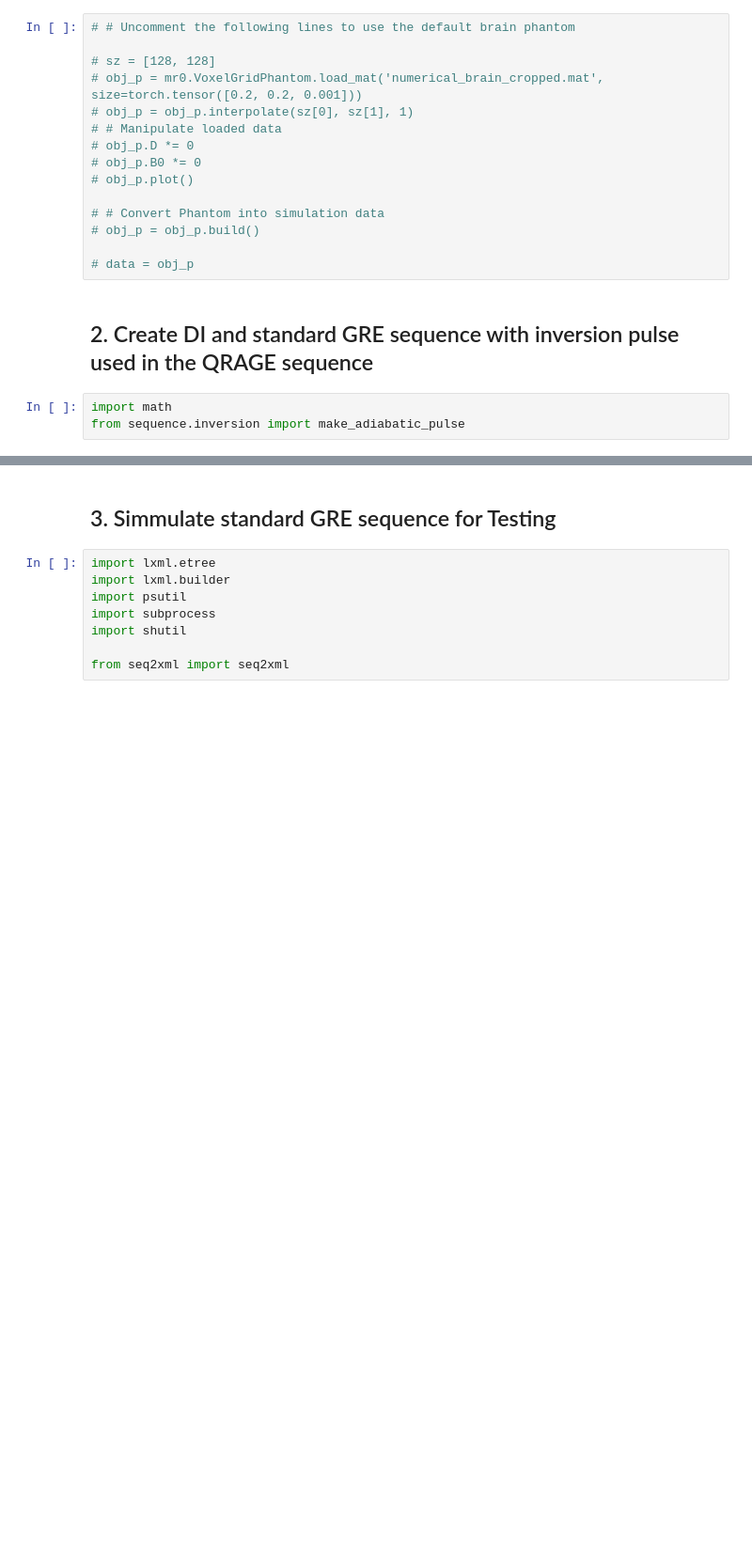
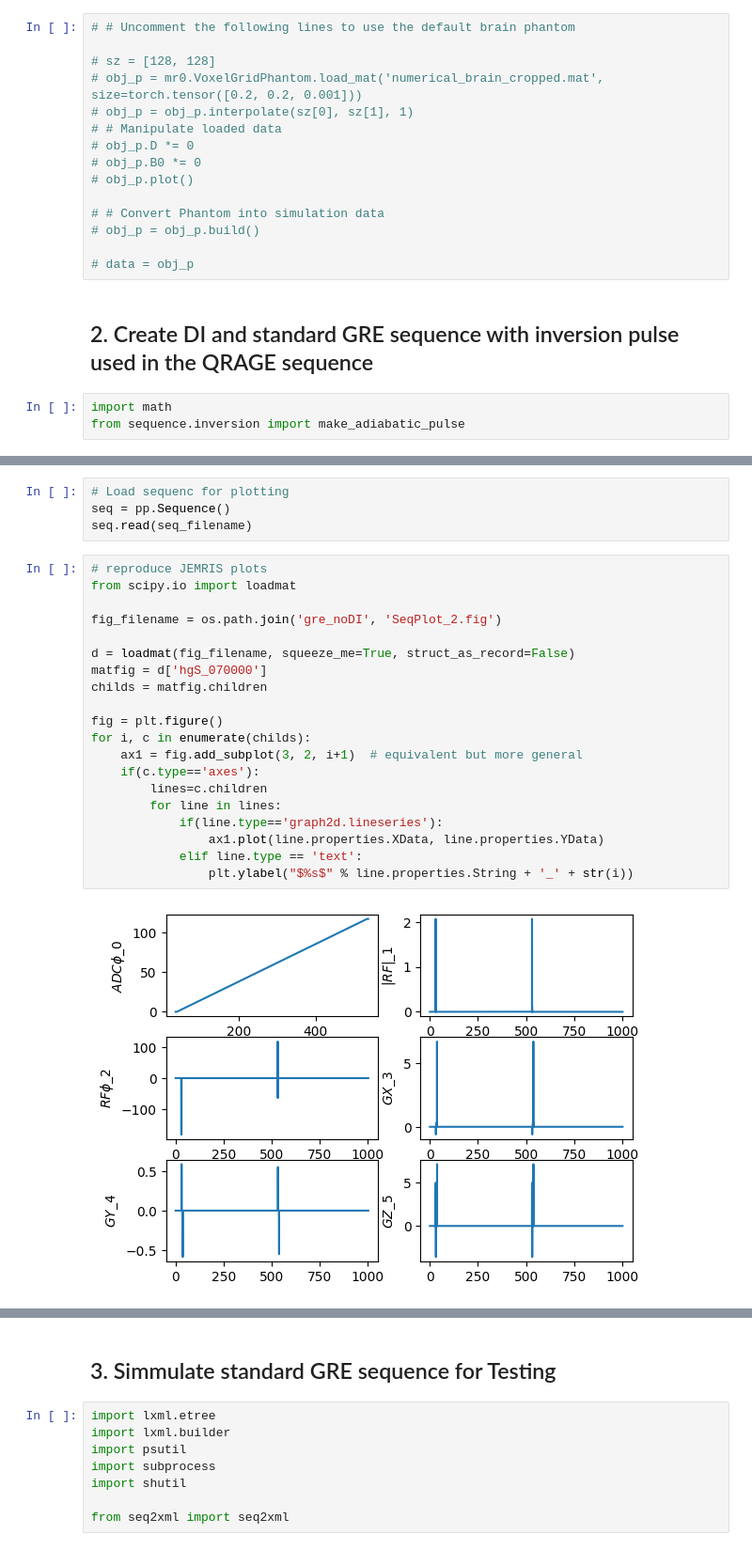
Before and after one commit to jumri-project/juart, a Jupyter notebook: notebooks/Simulate_QRAGE_with_JEMRIS.ipynb, the cells around one changed output, grey strips where cells are left out. Shown at 94% size. Drawn from its saved outputs; the diff is of its cells as text; blank space fills up the shorter version.

```diff
--- a/notebooks/Simulate_QRAGE_with_JEMRIS.ipynb
+++ b/notebooks/Simulate_QRAGE_with_JEMRIS.ipynb
@@ -393,0 +393,26 @@ Resonate frequencies of gradients (x, y, z) are:  [ 80.          80.         273
+# %%
+# Load sequenc for plotting
+seq = pp.Sequence()
+seq.read(seq_filename)
+# %%
+# reproduce JEMRIS plots
+from scipy.io import loadmat
+
+fig_filename = os.path.join('gre_noDI', 'SeqPlot_2.fig')
+
+d = loadmat(fig_filename, squeeze_me=True, struct_as_record=False)
+matfig = d['hgS_070000']
+childs = matfig.children
+
+fig = plt.figure()
+for i, c in enumerate(childs):
+    ax1 = fig.add_subplot(3, 2, i+1)  # equivalent but more general
+    if(c.type=='axes'):
+        lines=c.children
+        for line in lines:
+            if(line.type=='graph2d.lineseries'):
+                ax1.plot(line.properties.XData, line.properties.YData)
+            elif line.type == 'text':
+                plt.ylabel("$%s$" % line.properties.String + '_' + str(i))
+# %% [output]
+[figure, added]
```
Also changed, not shown: parts of 37 cells of this notebook, 21 other files.
